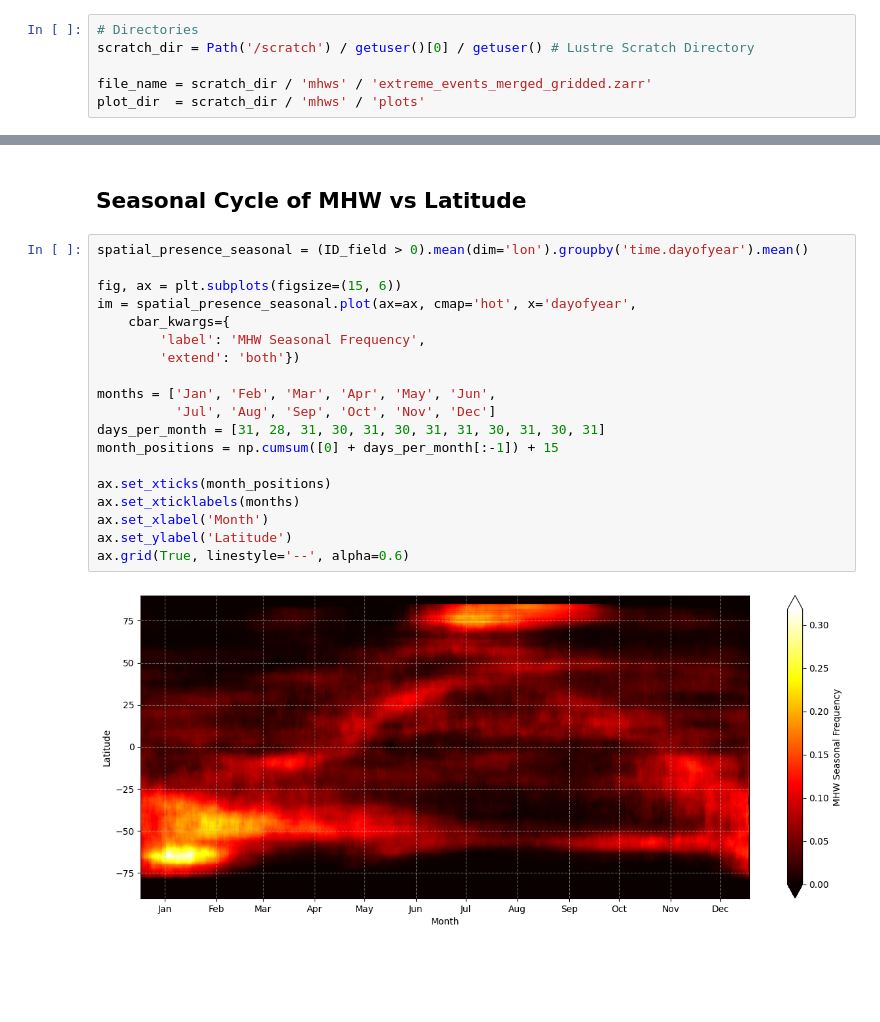
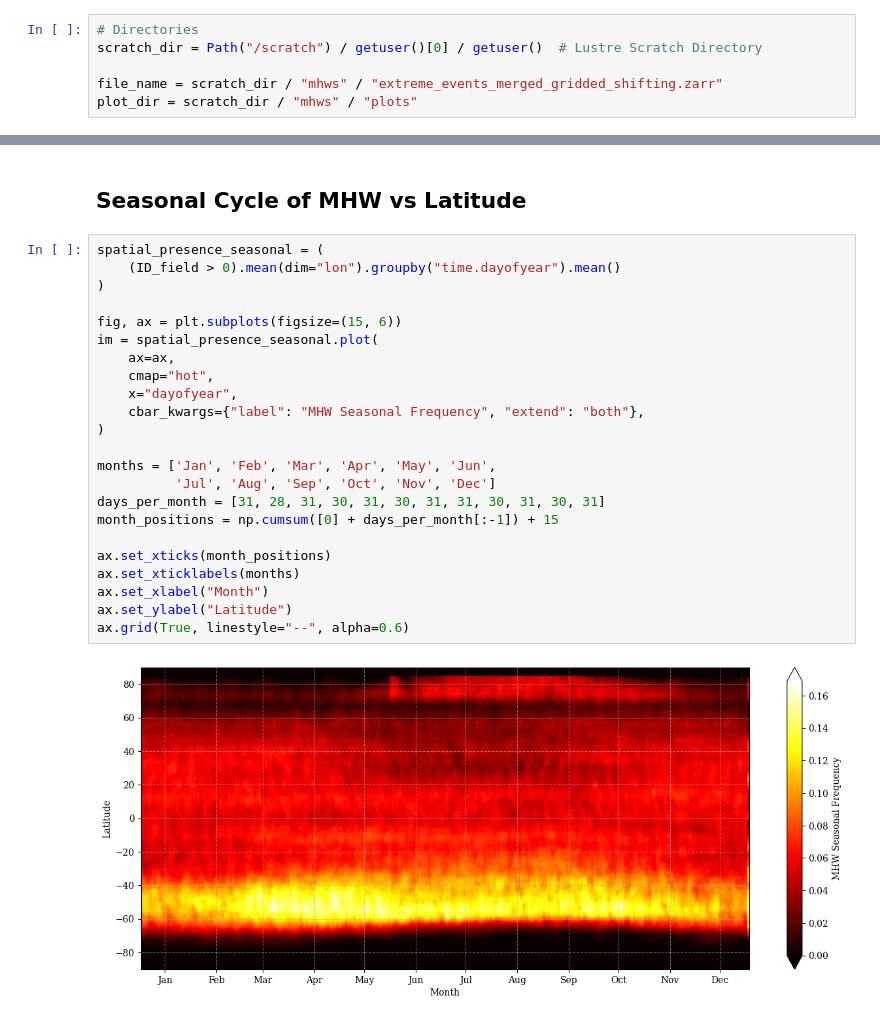
Before and after one commit to wienkers/marEx, a Jupyter notebook: examples/gridded data/03_visualise_events.ipynb, the cells around one changed output, grey strips where cells are left out. Cells and saved outputs as stored; diff of their text form; blank space fills up the shorter version.

```diff
--- a/examples/gridded data/03_visualise_events.ipynb
+++ b/examples/gridded data/03_visualise_events.ipynb
@@ -14,9 +14,9 @@ import marEx
 import marEx.helper as hpc
 # %%
 # Directories
-scratch_dir = Path('/scratch') / getuser()[0] / getuser() # Lustre Scratch Directory
+scratch_dir = Path("/scratch") / getuser()[0] / getuser()  # Lustre Scratch Directory
 
-file_name = scratch_dir / 'mhws' / 'extreme_events_merged_gridded.zarr'
-plot_dir  = scratch_dir / 'mhws' / 'plots'
+file_name = scratch_dir / "mhws" / "extreme_events_merged_gridded_shifting.zarr"
+plot_dir = scratch_dir / "mhws" / "plots"
 # %%
 # Start Dask Cluster
@@ -240,23 +289,27 @@ ax.grid(True, linestyle='--', alpha=0.6)
 # %% [markdown]
 ## Seasonal Cycle of MHW vs Latitude
 # %%
-spatial_presence_seasonal = (ID_field > 0).mean(dim='lon').groupby('time.dayofyear').mean()
+spatial_presence_seasonal = (
+    (ID_field > 0).mean(dim="lon").groupby("time.dayofyear").mean()
+)
 
 fig, ax = plt.subplots(figsize=(15, 6))
-im = spatial_presence_seasonal.plot(ax=ax, cmap='hot', x='dayofyear',
-    cbar_kwargs={
-        'label': 'MHW Seasonal Frequency',
-        'extend': 'both'})
+im = spatial_presence_seasonal.plot(
+    ax=ax,
+    cmap="hot",
+    x="dayofyear",
+    cbar_kwargs={"label": "MHW Seasonal Frequency", "extend": "both"},
+)
 
 months = ['Jan', 'Feb', 'Mar', 'Apr', 'May', 'Jun',
           'Jul', 'Aug', 'Sep', 'Oct', 'Nov', 'Dec']
 days_per_month = [31, 28, 31, 30, 31, 30, 31, 31, 30, 31, 30, 31]
 month_positions = np.cumsum([0] + days_per_month[:-1]) + 15
 
 ax.set_xticks(month_positions)
 ax.set_xticklabels(months)
-ax.set_xlabel('Month')
-ax.set_ylabel('Latitude')
-ax.grid(True, linestyle='--', alpha=0.6)
+ax.set_xlabel("Month")
+ax.set_ylabel("Latitude")
+ax.grid(True, linestyle="--", alpha=0.6)
 # %% [output]
-[figure, old version]
+[figure, new version]
```
Also changed, not shown: parts of 18 cells of this notebook, 4 other files.
